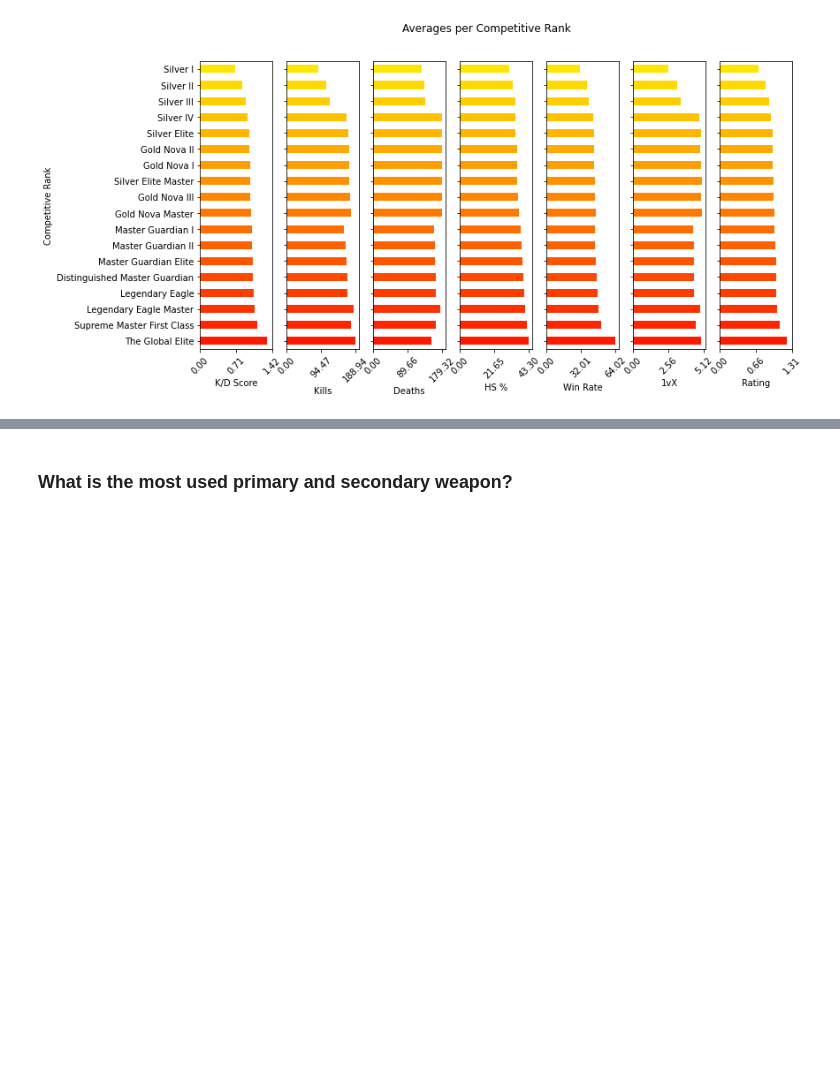
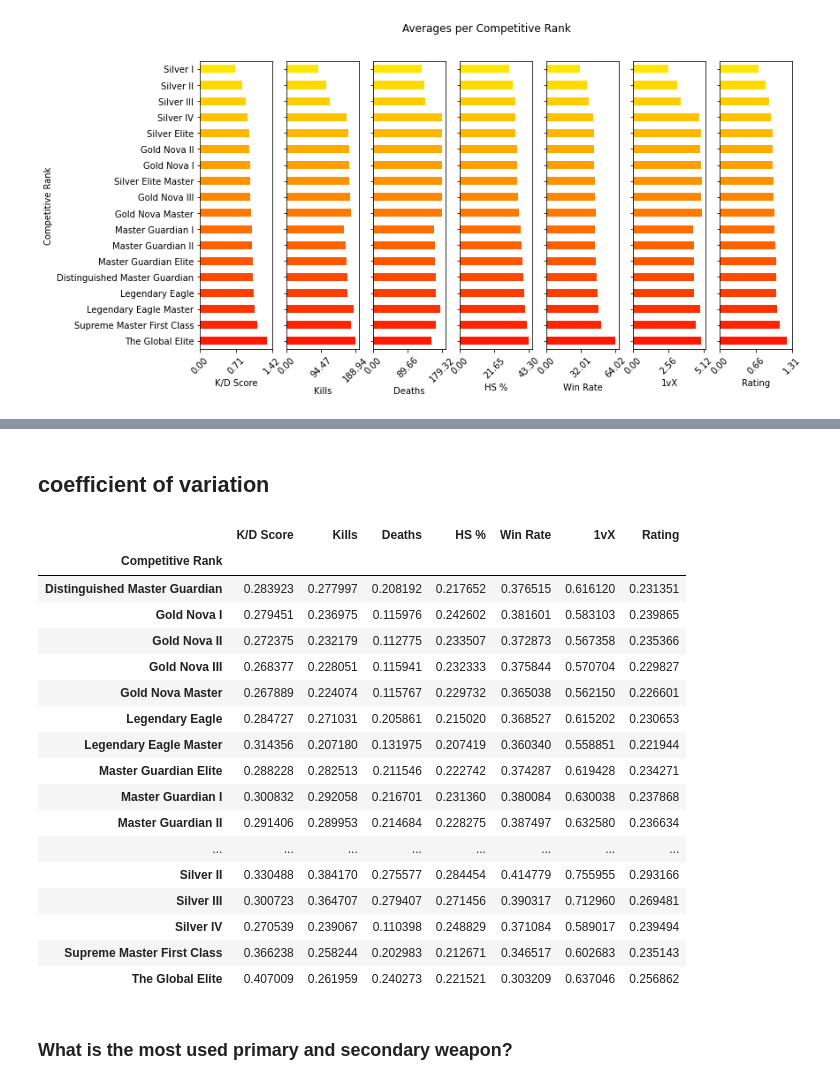
Before and after one commit to cc-visionary/datapre-csgostats, a Jupyter notebook: Scraping CSGOStats.gg.ipynb, the cells around one changed output, grey strips where cells are left out. Cells and saved outputs as stored; diff of their text form; code cells hidden in the pictures; blank space fills up the shorter version.

```diff
--- a/Scraping CSGOStats.gg.ipynb
+++ b/Scraping CSGOStats.gg.ipynb
@@ -533,3 +557,27 @@ plt.show()
+# %% [markdown]
+## coefficient of variation
+# %%
+cv = std_per_rank/average_per_rank
+cv
+# %% [output]
+|  | K/D Score | Kills | Deaths | HS % | Win Rate | 1vX | Rating |
+| Competitive Rank |  |  |  |  |  |  |  |
+| Distinguished Master Guardian | 0.283923 | 0.277997 | 0.208192 | 0.217652 | 0.376515 | 0.616120 | 0.231351 |
+| Gold Nova I | 0.279451 | 0.236975 | 0.115976 | 0.242602 | 0.381601 | 0.583103 | 0.239865 |
+| Gold Nova II | 0.272375 | 0.232179 | 0.112775 | 0.233507 | 0.372873 | 0.567358 | 0.235366 |
+| Gold Nova III | 0.268377 | 0.228051 | 0.115941 | 0.232333 | 0.375844 | 0.570704 | 0.229827 |
+| Gold Nova Master | 0.267889 | 0.224074 | 0.115767 | 0.229732 | 0.365038 | 0.562150 | 0.226601 |
+| Legendary Eagle | 0.284727 | 0.271031 | 0.205861 | 0.215020 | 0.368527 | 0.615202 | 0.230653 |
+| Legendary Eagle Master | 0.314356 | 0.207180 | 0.131975 | 0.207419 | 0.360340 | 0.558851 | 0.221944 |
+| Master Guardian Elite | 0.288228 | 0.282513 | 0.211546 | 0.222742 | 0.374287 | 0.619428 | 0.234271 |
+| Master Guardian I | 0.300832 | 0.292058 | 0.216701 | 0.231360 | 0.380084 | 0.630038 | 0.237868 |
+| Master Guardian II | 0.291406 | 0.289953 | 0.214684 | 0.228275 | 0.387497 | 0.632580 | 0.236634 |
+| ... | ... | ... | ... | ... | ... | ... | ... |
+| Silver II | 0.330488 | 0.384170 | 0.275577 | 0.284454 | 0.414779 | 0.755955 | 0.293166 |
+| Silver III | 0.300723 | 0.364707 | 0.279407 | 0.271456 | 0.390317 | 0.712960 | 0.269481 |
+| Silver IV | 0.270539 | 0.239067 | 0.110398 | 0.248829 | 0.371084 | 0.589017 | 0.239494 |
+| Supreme Master First Class | 0.366238 | 0.258244 | 0.202983 | 0.212671 | 0.346517 | 0.602683 | 0.235143 |
+| The Global Elite | 0.407009 | 0.261959 | 0.240273 | 0.221521 | 0.303209 | 0.637046 | 0.256862 |
 # %% [markdown]
 ### What is the most used primary and secondary weapon?
 # %%
```
Also changed, not shown: parts of 7 cells of this notebook.
